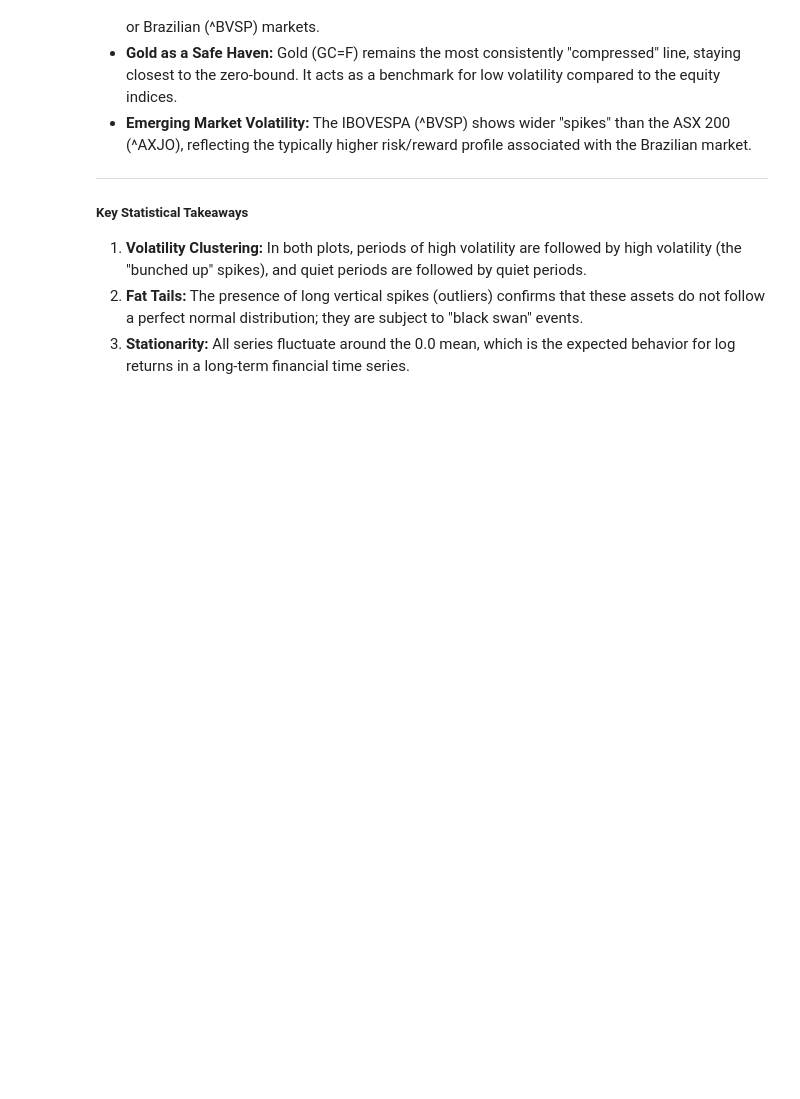
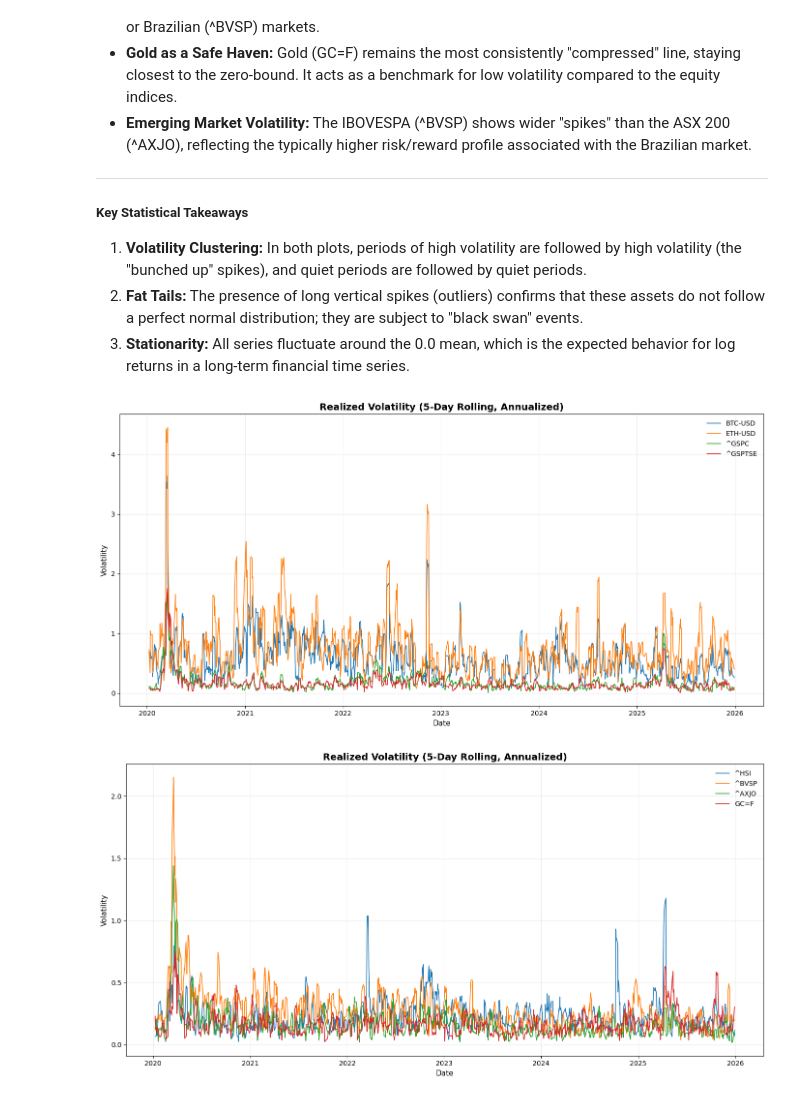
Before and after one commit to jaisw07/volatility_spillover, a Jupyter notebook: main.ipynb, the cells around one changed output. Cells and saved outputs as stored; diff of their text form; code cells hidden in the pictures; blank space fills up the shorter version.

```diff
--- a/main.ipynb
+++ b/main.ipynb
@@ -165,3 +165,8 @@ The following points summarize the volatility and behavior of the assets shown i
 1.  **Volatility Clustering:** In both plots, periods of high volatility are followed by high volatility (the "bunched up" spikes), and quiet periods are followed by quiet periods.
 2.  **Fat Tails:** The presence of long vertical spikes (outliers) confirms that these assets do not follow a perfect normal distribution; they are subject to "black swan" events.
 3.  **Stationarity:** All series fluctuate around the 0.0 mean, which is the expected behavior for log returns in a long-term financial time series.
+# %%
+plot_realized_volatility(window=5, batch_size=4)
+# %% [output]
+[figure, added]
+[figure, added]
```
Also changed, not shown: parts of 3 cells of this notebook, 1 other file.
